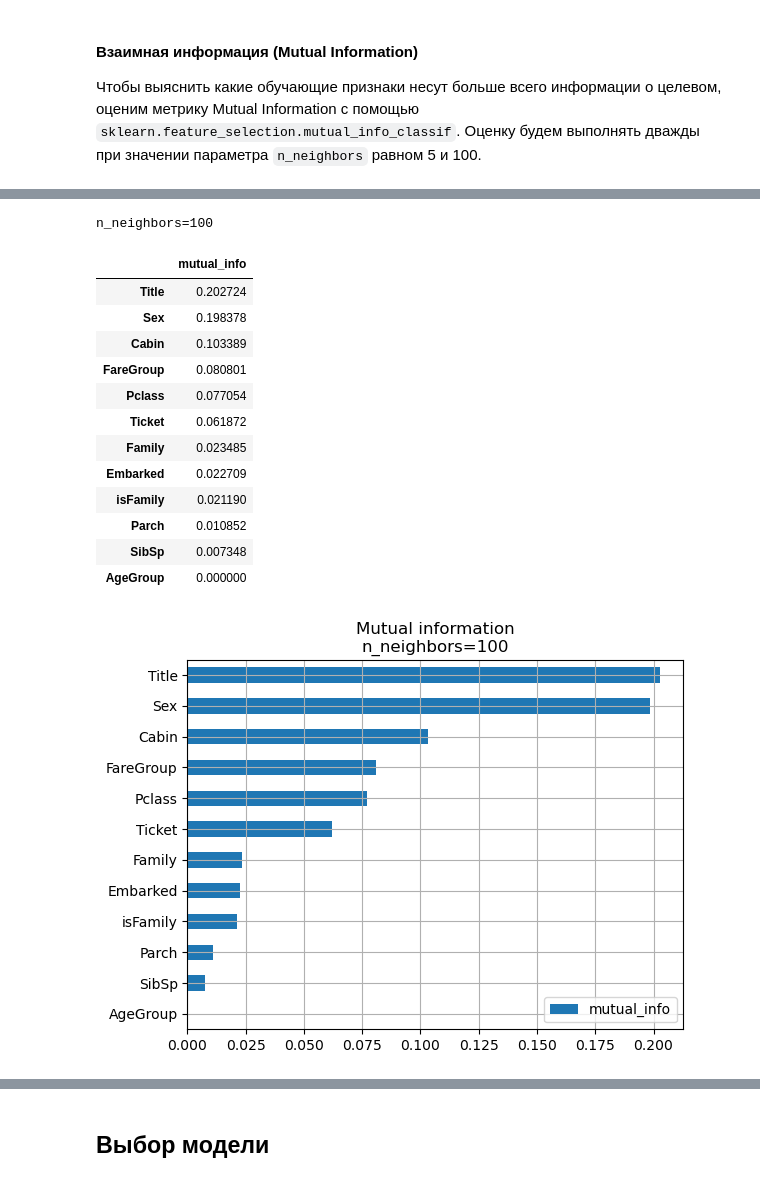
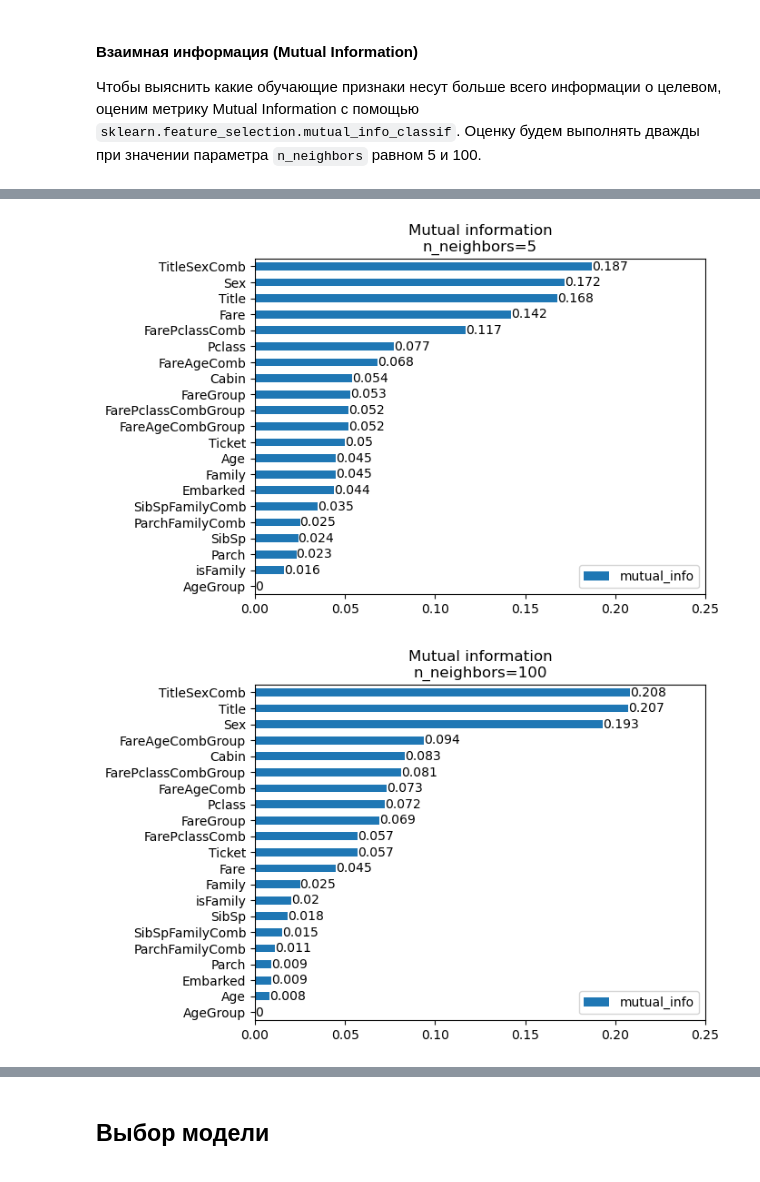
Before and after one commit to AlekseiBogachev/Titanic-Machine-Learning-from-Disaster, a Jupyter notebook: sources/Titanic-Machine-Learning-from-Disaster.ipynb, the cells around one changed output, grey strips where cells are left out. Cells and saved outputs as stored; diff of their text form; code cells hidden in the pictures.

```diff
--- a/sources/Titanic-Machine-Learning-from-Disaster.ipynb
+++ b/sources/Titanic-Machine-Learning-from-Disaster.ipynb
@@ -1027,2 +1009,3 @@ print(f'Признак Cabin содержит {exploratory_set.Cabin.isna().sum(
 # %%
-exploratory_set['isCabin'] = exploratory_set.Cabin.isna().astype('int')
+exploratory_set['Cabin'] = data.Cabin.str.slice(stop=1)
+exploratory_set.loc[data.Cabin.isna(), 'Cabin'] = 'unknown'
@@ -1041,0 +1047,3 @@ plt.show()
+# %%
+counts = exploratory_set.Ticket.value_counts()
+exploratory_set.Ticket = exploratory_set.Ticket.replace(counts)
@@ -1208,8 +1295,8 @@ data_prep_target_enc = Pipeline([
 Попробуем обработать с помощью разработанного конвейера обучающую выборку, преобразовать результат в датафрейм и вывести его первые 5 строк.
 # %%
 cols = [
-#     'isCabin',
     'isFamily',
+    'TitleSexComb',
     'Pclass',
     'Sex',
     'Embarked',
@@ -1218,11 +1305,19 @@ cols = [
     'Ticket',
     'AgeGroup',
     'FareGroup',
+    'FareAgeCombGroup',
+    'FarePclassCombGroup',
+    'Age',
+    'Fare',
+    'FareAgeComb',
     'SibSp',
     'Parch',
-    'Family'
+    'Family',
+    'FarePclassComb',
+    'SibSpFamilyComb',
+    'ParchFamilyComb',
 ]
 
-preprocessed_data = pd.DataFrame(data_prep_target_enc.fit_transform(X_train, y_train), columns=cols)
+preprocessed_data = pd.DataFrame(data_prep_target_enc.fit_transform(X=X_train, y=y_train), columns=cols)
 preprocessed_data.head()
 # %% [output]
@@ -1247,28 +1343,30 @@ plot_corr_matrix(preprocessed_data, vmin=-1, vmax=1, size=(10, 10), method='kend
 #### Взаимная информация (Mutual Information)
 Чтобы выяснить какие обучающие признаки несут больше всего информации о целевом, оценим метрику Mutual Information с помощью `sklearn.feature_selection.mutual_info_classif`. Оценку будем выполнять дважды при значении параметра `n_neighbors` равном 5 и 100.
 # %%
-def print_mi_scores(df, n_neighbors):
+def print_mi_scores(df, y_train, n_neighbors, random_state=None):
+
+    fig, ax = plt.subplots()
+
     mi_scores = (pd
                  .DataFrame(mutual_info_classif(df,
                                                 y_train,
                                                 n_neighbors=n_neighbors,
-                                                random_state=SEED),
+                                                random_state=random_state),
                             columns=['mutual_info'],
                             index=df.columns
                            )
                  .sort_values(by='mutual_info', ascending=False)
     )
 
-    print(f'n_neighbors={n_neighbors}')
-    display(mi_scores)
-
     (mi_scores
+     .round(3)
      .sort_values(by='mutual_info', ascending=True)
-     .plot(kind='barh', grid=True, title=f'Mutual information\nn_neighbors={n_neighbors}')
+     .plot(kind='barh', grid=False, title=f'Mutual information\nn_neighbors={n_neighbors}', ax=ax)
     )
 
-    plt.legend(loc='lower right')
+    ax.bar_label(ax.containers[0])
+    ax.set_xlim([0, 0.25])
+    ax.legend(loc='lower right')
     plt.show()
 
-
-print_mi_scores(preprocessed_data, 5)
+    return mi_scores
@@ -1291,19 +1373,9 @@ n_neighbors=5
+# %%
+print_mi_scores(preprocessed_data, y_train, 5, random_state=SEED);
+# %% [output]
+[figure, added]
 # %%
-print_mi_scores(preprocessed_data, 100)
+print_mi_scores(preprocessed_data, y_train, 100, random_state=SEED);
 # %% [output]
-n_neighbors=100
-|  | mutual_info |
-| Title | 0.202724 |
-| Sex | 0.198378 |
-| Cabin | 0.103389 |
-| FareGroup | 0.080801 |
-| Pclass | 0.077054 |
-| Ticket | 0.061872 |
-| Family | 0.023485 |
-| Embarked | 0.022709 |
-| isFamily | 0.021190 |
-| Parch | 0.010852 |
-| SibSp | 0.007348 |
-| AgeGroup | 0.000000 |
-[figure, old version]
+[figure, new version]
 # %% [markdown]
```
Also changed, not shown: parts of 61 cells of this notebook, 2 other files.
